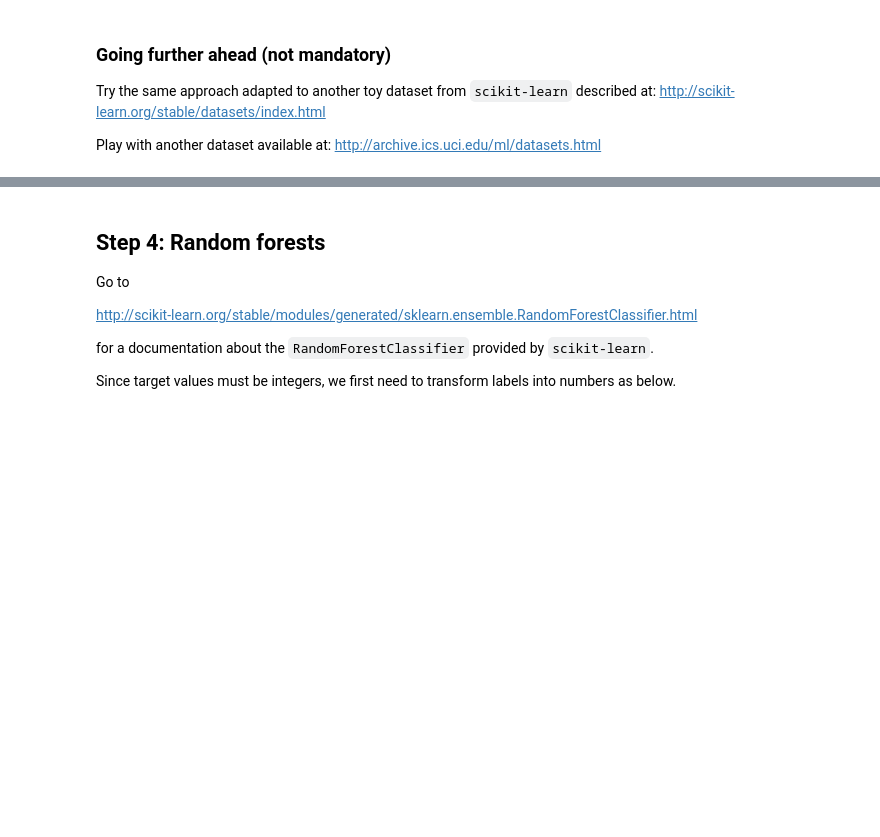
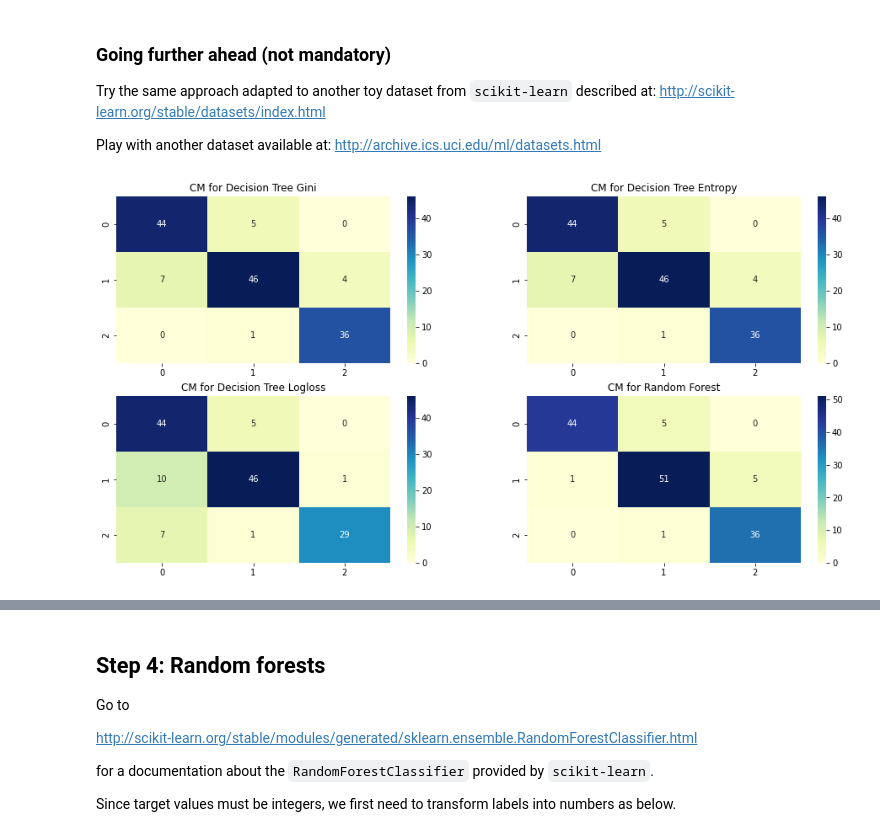
Before and after one commit to heez77/g3_decision, a Jupyter notebook: TP5_Gey_Jean/TP5_Gey_Jean.ipynb, the cells around one changed output, grey strips where cells are left out. Saved outputs shown, nothing was run; the diff lists cells and outputs as text; code cells hidden in the pictures; blank space fills up the shorter version.

```diff
--- a/TP5_Gey_Jean/TP5_Gey_Jean.ipynb
+++ b/TP5_Gey_Jean/TP5_Gey_Jean.ipynb
@@ -407,0 +420,13 @@ http://archive.ics.uci.edu/ml/datasets.html
+# %%
+acc = []
+fig, ax = plt.subplots(2,2, figsize=(16, 8))
+for i, model in enumerate(models):
+    model.fit(X_train, y_train)
+    y_pred = model.predict(X_test)
+    acc.append(accuracy_score(y_test, y_pred))
+
+    cm = confusion_matrix(y_test, y_pred)
+    sns.heatmap(cm, ax=ax[i//2][i%2], annot=True, cmap="YlGnBu")
+    ax[i//2][i%2].set_title(f"CM for {models_name[i]}")
+# %% [output]
+[figure, added]
```
Also changed, not shown: parts of 18 cells of this notebook, 1 other file.
